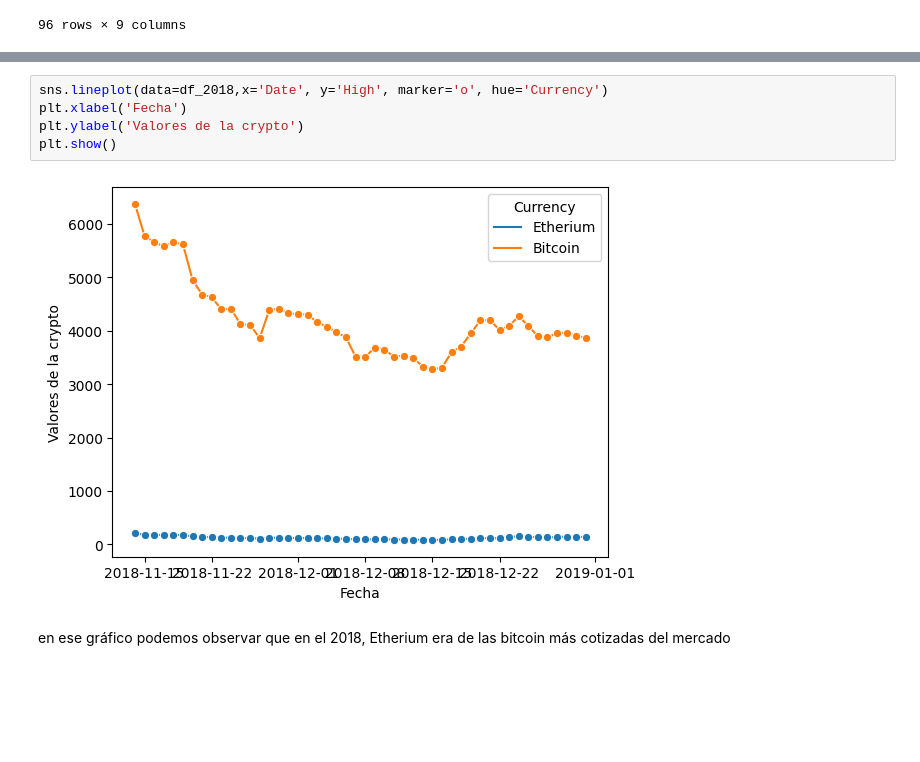
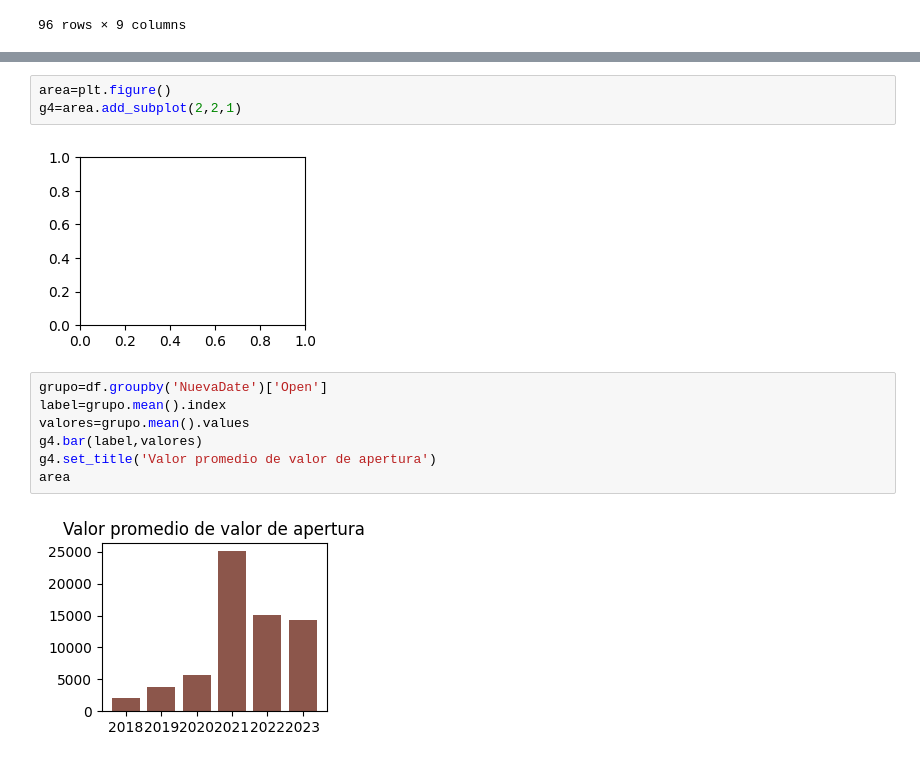
Before and after one commit to ClauRozasG/Data-Visualization-Crypto, a Jupyter notebook: Crypto.ipynb, the cells around one changed output, grey strips where cells are left out. Cells and saved outputs as stored; diff of their text form; blank space fills up the shorter version.

```diff
--- a/Crypto.ipynb
+++ b/Crypto.ipynb
@@ -148,9 +137,14 @@ plt.show()
-# %%
-sns.lineplot(data=df_2018,x='Date', y='High', marker='o', hue='Currency')
-plt.xlabel('Fecha')
-plt.ylabel('Valores de la crypto')
-plt.show()
-# %% [output]
-[figure, removed]
-# %% [markdown]
-en ese gráfico podemos observar que en el 2018, Etherium era de las bitcoin más cotizadas del mercado
+# %%
+area=plt.figure()
+g4=area.add_subplot(2,2,1)
+# %% [output]
+[figure, added]
+# %%
+grupo=df.groupby('NuevaDate')['Open']
+label=grupo.mean().index
+valores=grupo.mean().values
+g4.bar(label,valores)
+g4.set_title('Valor promedio de valor de apertura')
+area
+# %% [output]
+[figure, added]
```
Also changed, not shown: parts of 7 cells of this notebook.
